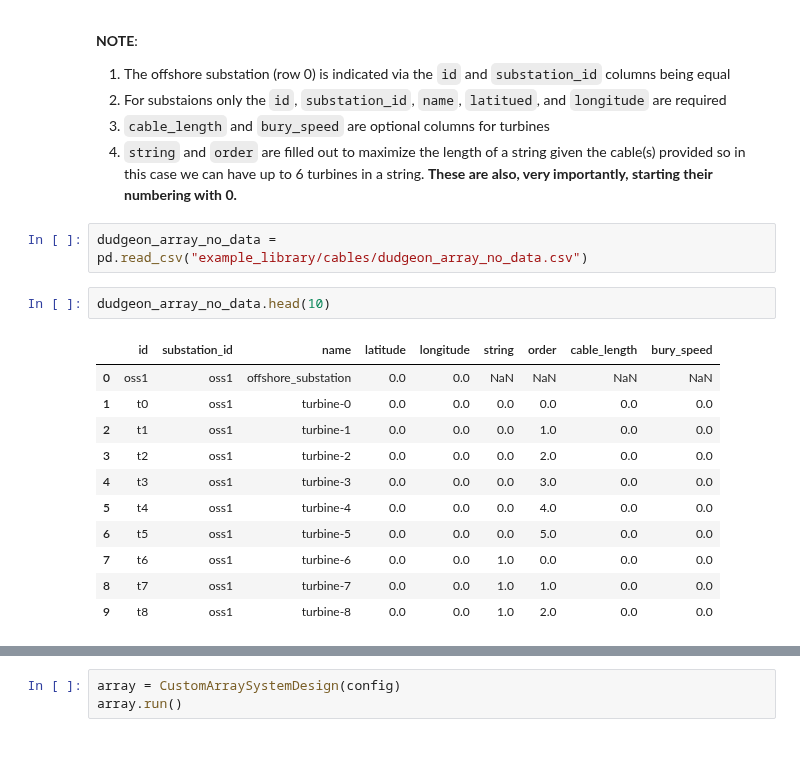
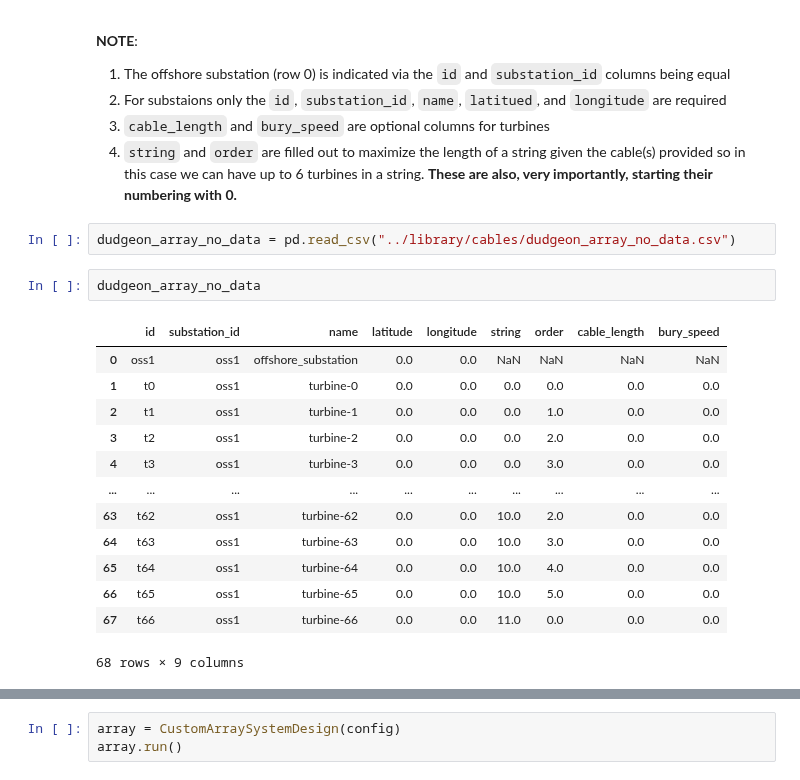
Before and after one commit to WISDEM/ORBIT, a Jupyter notebook: examples/custom_array_layout.ipynb, the cells around one changed output, grey strips where cells are left out. Drawn from its saved outputs; the diff is of its cells as text; blank space fills up the shorter version.

Commit message:
Add more clarity and structure to the examples

```diff
--- a/examples/custom_array_layout.ipynb
+++ b/examples/custom_array_layout.ipynb
@@ -72,18 +189,20 @@ Save complete!
  3. `cable_length` and `bury_speed` are optional columns for turbines
  4. `string` and `order` are filled out to maximize the length of a string given the cable(s) provided so in this case we can have up to 6 turbines in a string. **These are also, very importantly, starting their numbering with 0.**
 # %%
-dudgeon_array_no_data = pd.read_csv("example_library/cables/dudgeon_array_no_data.csv")
+dudgeon_array_no_data = pd.read_csv("../library/cables/dudgeon_array_no_data.csv")
 # %%
-dudgeon_array_no_data.head(10)
+dudgeon_array_no_data
 # %% [output]
 |  | id | substation_id | name | latitude | longitude | string | order | cable_length | bury_speed |
 | 0 | oss1 | oss1 | offshore_substation | 0.0 | 0.0 | NaN | NaN | NaN | NaN |
 | 1 | t0 | oss1 | turbine-0 | 0.0 | 0.0 | 0.0 | 0.0 | 0.0 | 0.0 |
 | 2 | t1 | oss1 | turbine-1 | 0.0 | 0.0 | 0.0 | 1.0 | 0.0 | 0.0 |
 | 3 | t2 | oss1 | turbine-2 | 0.0 | 0.0 | 0.0 | 2.0 | 0.0 | 0.0 |
 | 4 | t3 | oss1 | turbine-3 | 0.0 | 0.0 | 0.0 | 3.0 | 0.0 | 0.0 |
-| 5 | t4 | oss1 | turbine-4 | 0.0 | 0.0 | 0.0 | 4.0 | 0.0 | 0.0 |
-| 6 | t5 | oss1 | turbine-5 | 0.0 | 0.0 | 0.0 | 5.0 | 0.0 | 0.0 |
-| 7 | t6 | oss1 | turbine-6 | 0.0 | 0.0 | 1.0 | 0.0 | 0.0 | 0.0 |
-| 8 | t7 | oss1 | turbine-7 | 0.0 | 0.0 | 1.0 | 1.0 | 0.0 | 0.0 |
-| 9 | t8 | oss1 | turbine-8 | 0.0 | 0.0 | 1.0 | 2.0 | 0.0 | 0.0 |
+| ... | ... | ... | ... | ... | ... | ... | ... | ... | ... |
+| 63 | t62 | oss1 | turbine-62 | 0.0 | 0.0 | 10.0 | 2.0 | 0.0 | 0.0 |
+| 64 | t63 | oss1 | turbine-63 | 0.0 | 0.0 | 10.0 | 3.0 | 0.0 | 0.0 |
+| 65 | t64 | oss1 | turbine-64 | 0.0 | 0.0 | 10.0 | 4.0 | 0.0 | 0.0 |
+| 66 | t65 | oss1 | turbine-65 | 0.0 | 0.0 | 10.0 | 5.0 | 0.0 | 0.0 |
+| 67 | t66 | oss1 | turbine-66 | 0.0 | 0.0 | 11.0 | 0.0 | 0.0 | 0.0 |
+68 rows × 9 columns
```
Also changed, not shown: parts of 39 cells of this notebook, 9 other files.
